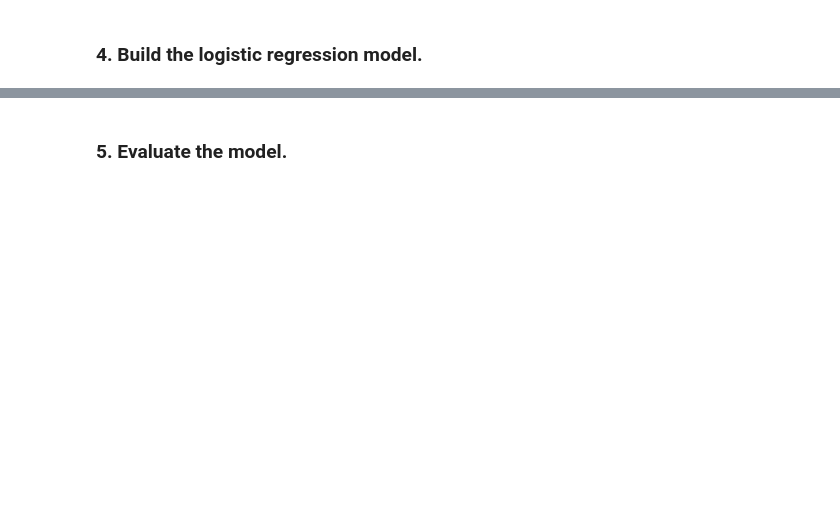
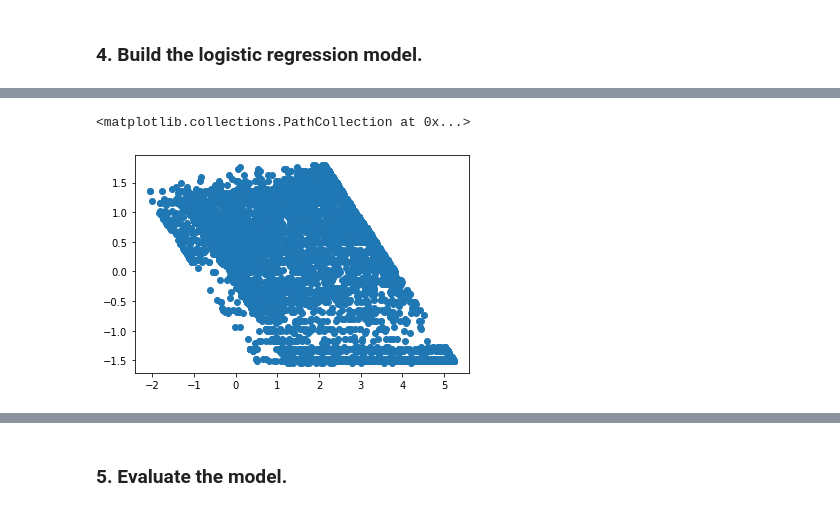
Before and after one commit to hollyjanedalton/lab-imbalanced-data, a Jupyter notebook: ImbalancedDataLab.ipynb, the cells around one changed output, grey strips where cells are left out. Cells and saved outputs as stored; diff of their text form; code cells hidden in the pictures; blank space fills up the shorter version.

```diff
--- a/ImbalancedDataLab.ipynb
+++ b/ImbalancedDataLab.ipynb
@@ -179,0 +260,5 @@ X_train_scaled.head()
+# %%
+plt.scatter(logits,X_train_scaled['MonthlyCharges'])
+# %% [output]
+<matplotlib.collections.PathCollection at 0x...>
+[figure, added]
```
Also changed, not shown: parts of 36 cells of this notebook.
